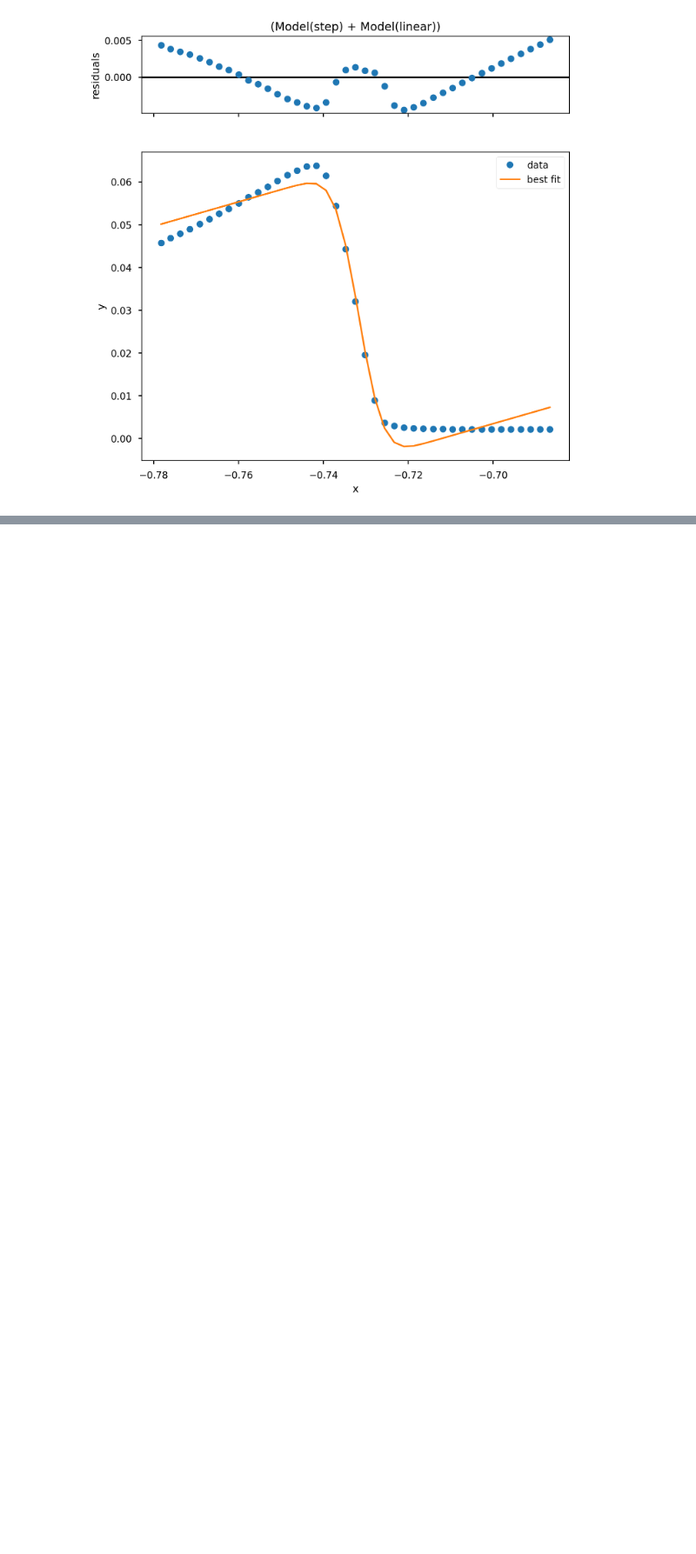
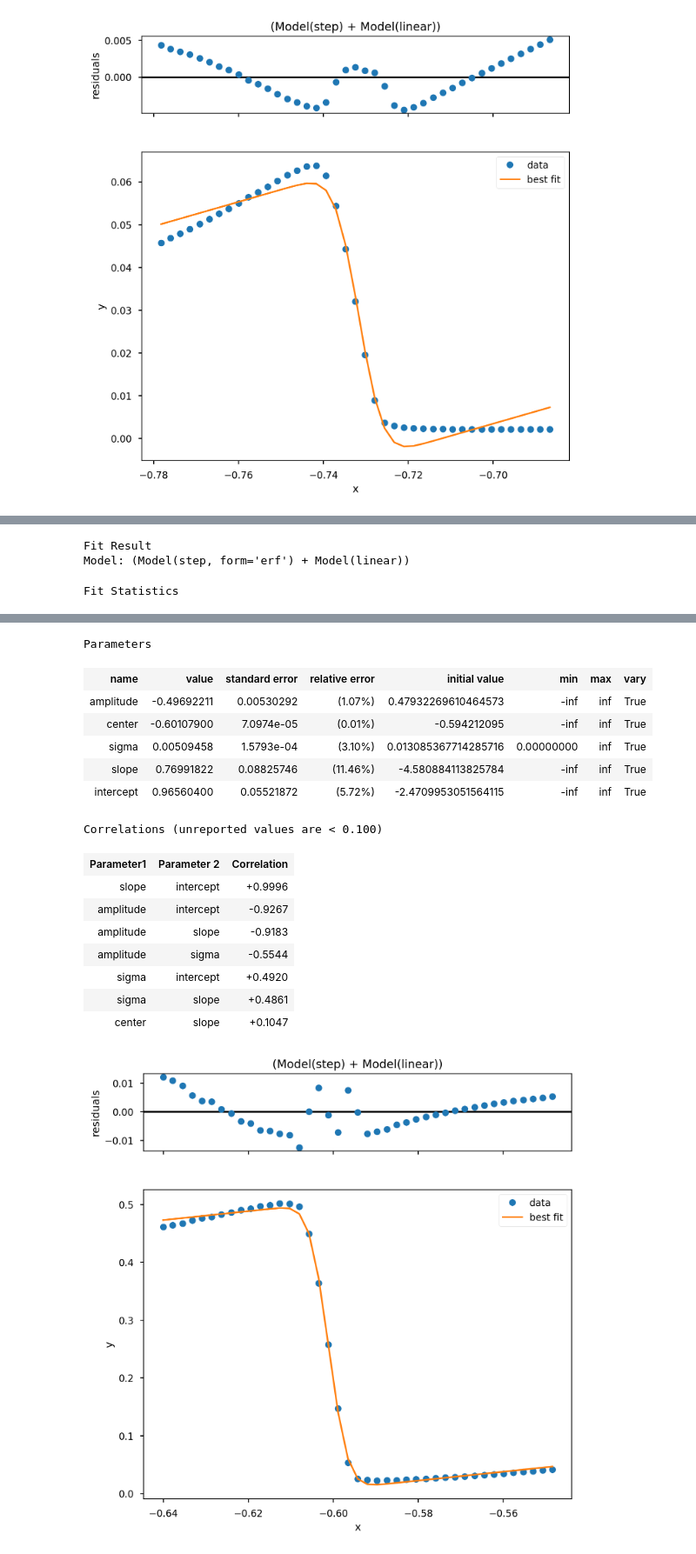
Before and after one commit to gianthk/BEATS_raytracing, a Jupyter notebook: BEATS_commissioning_DMM_energy_scans.ipynb, the cells around one changed output, grey strips where cells are left out. Shown at 87% size. Drawn from its saved outputs; the diff is of its cells as text; code cells hidden in the pictures; blank space fills up the shorter version.

```diff
--- a/BEATS_commissioning_DMM_energy_scans.ipynb
+++ b/BEATS_commissioning_DMM_energy_scans.ipynb
@@ -121,0 +176,6 @@ Correlations (unreported values are < 0.100)
+# %%
+fit_profile(ML1_p_edge, I_norm, profile='step', background='linear', plot=True) # , width=1400
+# %% [output]
+Fit Result
+Model: (Model(step, form='erf') + Model(linear))
+Fit Statistics
@@ -121,0 +191,17 @@ Correlations (unreported values are < 0.100)
+Parameters
+| name | value | standard error | relative error | initial value | min | max | vary |
+| amplitude | -0.49692211 | 0.00530292 | (1.07%) | 0.47932269610464573 | -inf | inf | True |
+| center | -0.60107900 | 7.0974e-05 | (0.01%) | -0.594212095 | -inf | inf | True |
+| sigma | 0.00509458 | 1.5793e-04 | (3.10%) | 0.013085367714285716 | 0.00000000 | inf | True |
+| slope | 0.76991822 | 0.08825746 | (11.46%) | -4.580884113825784 | -inf | inf | True |
+| intercept | 0.96560400 | 0.05521872 | (5.72%) | -2.4709953051564115 | -inf | inf | True |
+Correlations (unreported values are < 0.100)
+| Parameter1 | Parameter 2 | Correlation |
+| slope | intercept | +0.9996 |
+| amplitude | intercept | -0.9267 |
+| amplitude | slope | -0.9183 |
+| amplitude | sigma | -0.5544 |
+| sigma | intercept | +0.4920 |
+| sigma | slope | +0.4861 |
+| center | slope | +0.1047 |
+[figure, added]
```
Also changed, not shown: parts of 16 cells of this notebook.
